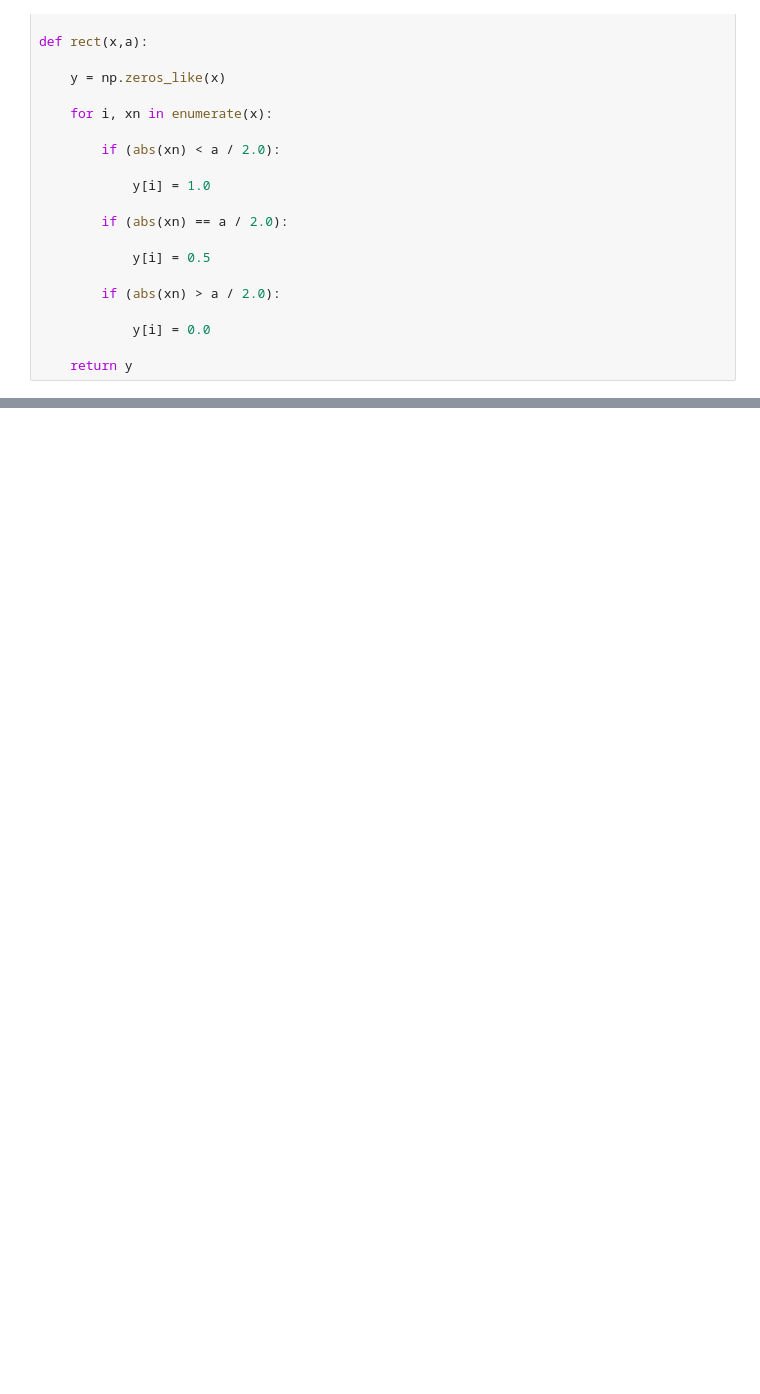
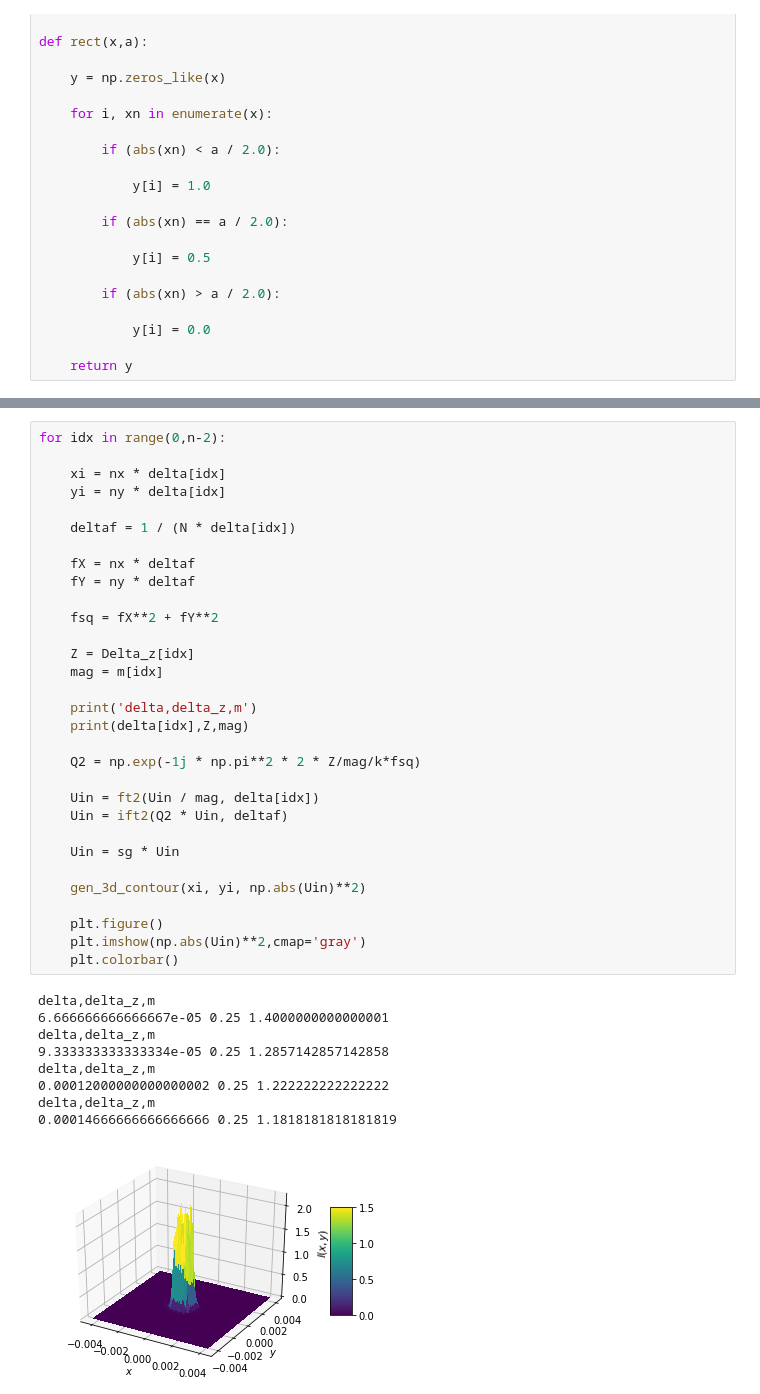
Before and after one commit to Ein-Octocat/scintillation_profiling_code, a Jupyter notebook: ang_spec_multi_prop_vac.ipynb, the cells around one changed output, grey strips where cells are left out. Drawn from its saved outputs; the diff is of its cells as text; blank space fills up the shorter version.

```diff
--- a/ang_spec_multi_prop_vac.ipynb
+++ b/ang_spec_multi_prop_vac.ipynb
@@ -62,0 +208,41 @@ N = 256 #dfft power of 2  efficiency etc
+# %%
+for idx in range(0,n-2):
+
+    xi = nx * delta[idx]
+    yi = ny * delta[idx]
+
+    deltaf = 1 / (N * delta[idx])
+
+    fX = nx * deltaf
+    fY = ny * deltaf
+
+    fsq = fX**2 + fY**2
+
+    Z = Delta_z[idx]
+    mag = m[idx]
+
+    print('delta,delta_z,m')
+    print(delta[idx],Z,mag)
+
+    Q2 = np.exp(-1j * np.pi**2 * 2 * Z/mag/k*fsq)
+
+    Uin = ft2(Uin / mag, delta[idx])
+    Uin = ift2(Q2 * Uin, deltaf)
+
+    Uin = sg * Uin
+
+    gen_3d_contour(xi, yi, np.abs(Uin)**2)
+
+    plt.figure()
+    plt.imshow(np.abs(Uin)**2,cmap='gray')
+    plt.colorbar()
+# %% [output]
+delta,delta_z,m
+6.666666666666667e-05 0.25 1.4000000000000001
+delta,delta_z,m
+9.333333333333334e-05 0.25 1.2857142857142858
+delta,delta_z,m
+0.00012000000000000002 0.25 1.222222222222222
+delta,delta_z,m
+0.00014666666666666666 0.25 1.1818181818181819
+[figure, added]
```
Also changed, not shown: parts of 14 cells of this notebook, 1 other file.
